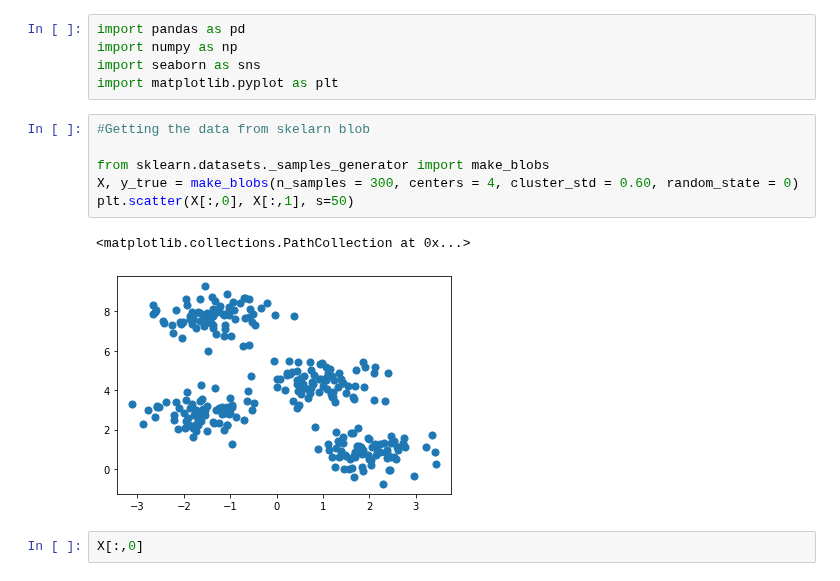
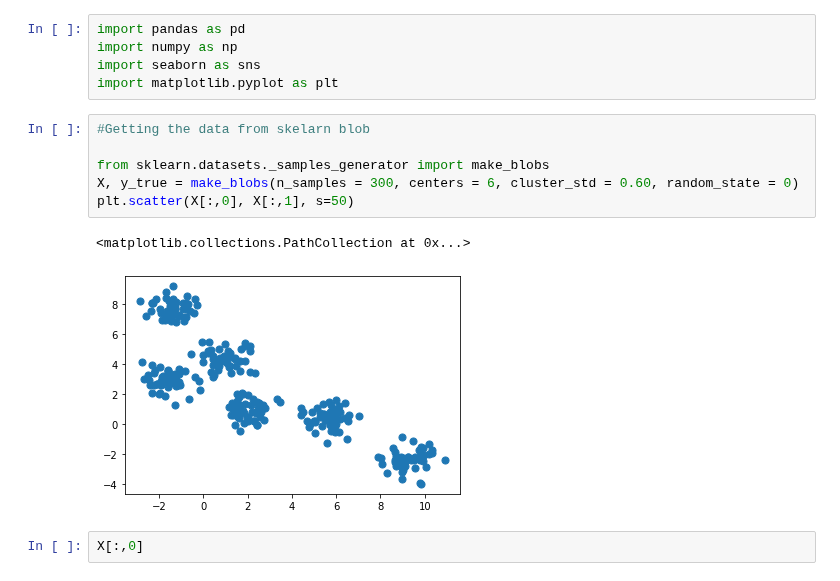
Before and after one commit to anidec25/Linear-Regression, a Jupyter notebook: clustering/kmeans.ipynb, the cells around one changed output. Drawn from its saved outputs; the diff is of its cells as text.

```diff
--- a/clustering/kmeans.ipynb
+++ b/clustering/kmeans.ipynb
@@ -6,12 +6,12 @@ import matplotlib.pyplot as plt
 # %%
 #Getting the data from skelarn blob
 
 from sklearn.datasets._samples_generator import make_blobs
-X, y_true = make_blobs(n_samples = 300, centers = 4, cluster_std = 0.60, random_state = 0)
+X, y_true = make_blobs(n_samples = 300, centers = 6, cluster_std = 0.60, random_state = 0)
 plt.scatter(X[:,0], X[:,1], s=50)
 # %% [output]
 <matplotlib.collections.PathCollection at 0x...>
-[figure, old version]
+[figure, new version]
 # %%
 X[:,0]
 # %% [output]
```
Also changed, not shown: parts of 10 cells of this notebook.
